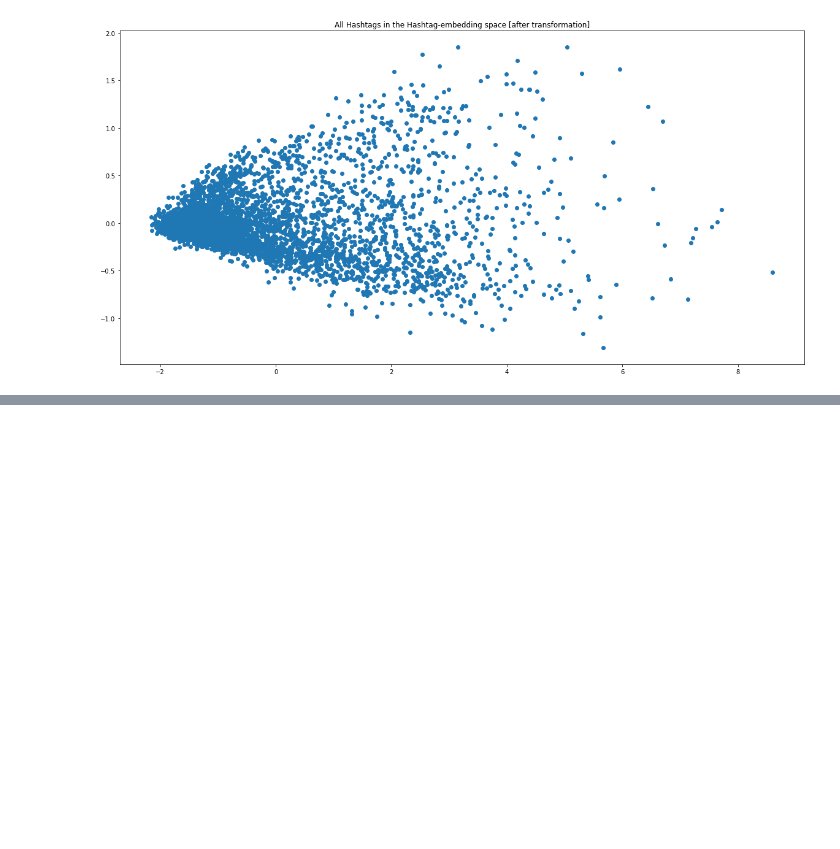
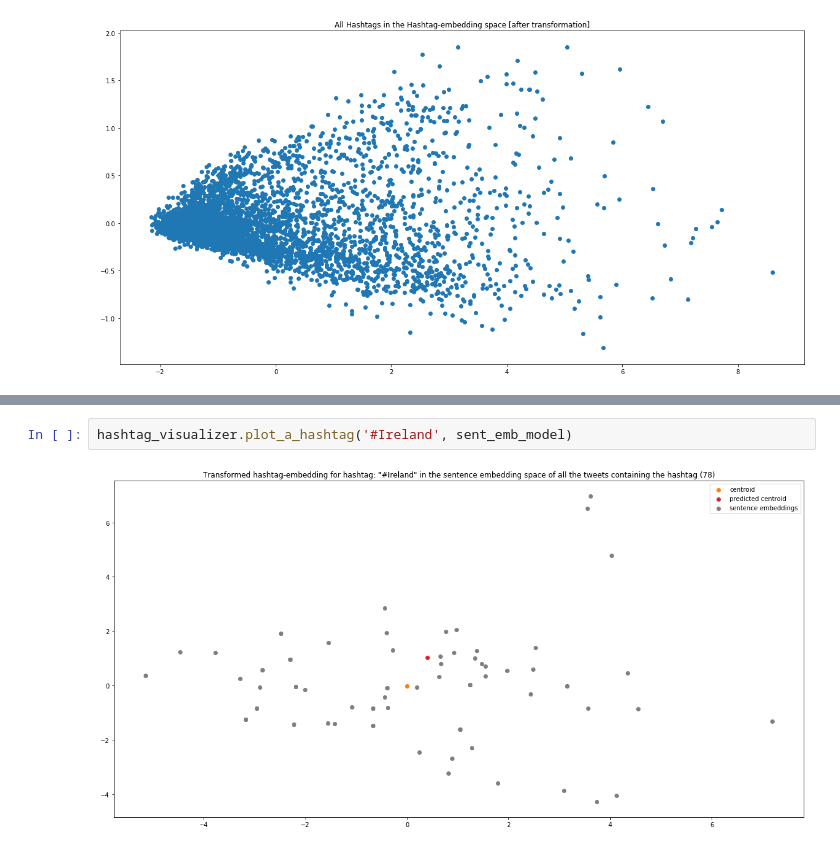
Before and after one commit to danielmuellerdev/HASHET, a Jupyter notebook: display_data.ipynb, the cells around one changed output, grey strips where cells are left out. Drawn from its saved outputs; the diff is of its cells as text; blank space fills up the shorter version.

```diff
--- a/display_data.ipynb
+++ b/display_data.ipynb
@@ -187,0 +235,4 @@ hashtag_visualizer.plot_hashtags_with_topics(
+# %%
+hashtag_visualizer.plot_a_hashtag('#Ireland', sent_emb_model)
+# %% [output]
+[figure, added]
```
Also changed, not shown: parts of 11 cells of this notebook.
